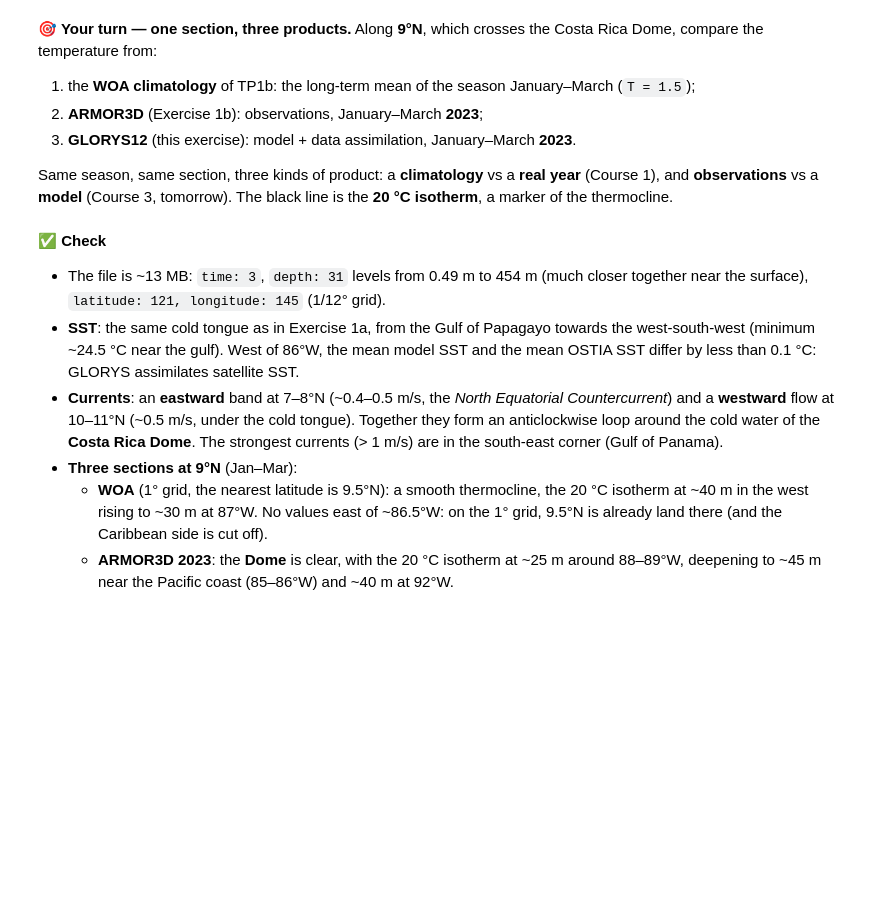
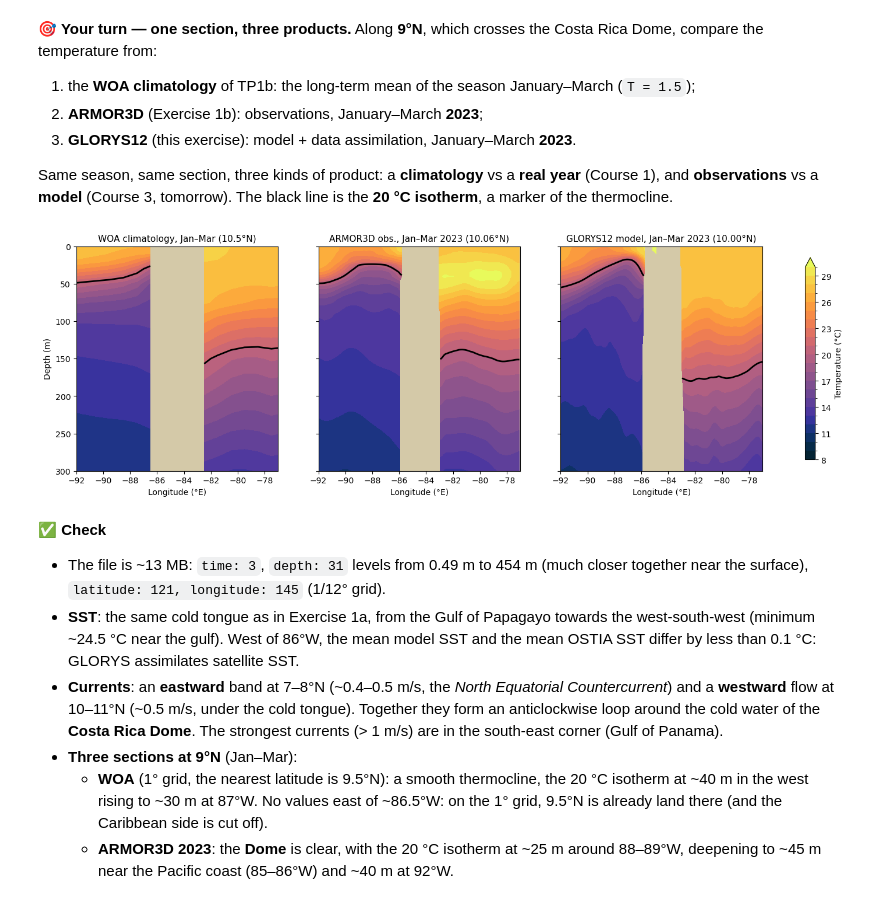
Before and after one commit to gcambon/script-locmarca, a Jupyter notebook: Session02/02a_Copernicus_EN_SOLUTION.ipynb, the cells around one changed output. Drawn from its saved outputs; the diff is of its cells as text; code cells hidden in the pictures; blank space fills up the shorter version.

```diff
--- a/Session02/02a_Copernicus_EN_SOLUTION.ipynb
+++ b/Session02/02a_Copernicus_EN_SOLUTION.ipynb
@@ -574,38 +691,42 @@ LAT_SECTION = 10                              # crosses the Costa Rica Dome
 ds_woa = xr.open_dataset(Path(OBS_DIR) / "GLOBAL_DS/WOA2009/temp_seas.cdf")
 sec_woa = (ds_woa["temperature"].sel(T=1.5)
            .sel(Y=LAT_SECTION, method="nearest")
-           .sel(X=slice(LON_MIN, LON_MAX), Z=slice(0, 500)))
+           # 1° grid, values at cell centres (-91.5, -90.5...): take 1° more on each side,
+           # otherwise the contours stop at -91.5 and leave a blank strip at the edge
+           .sel(X=slice(LON_MIN - 1, LON_MAX + 1), Z=slice(0, 500)))
 
 ### STUDENT: # TODO: ARMOR3D: mean over January–March 2023, then the latitude closest to LAT_SECTION
 ### STUDENT: sec_armor = ...  # <-- to complete
 ### STUDENT:
 ### STUDENT: # TODO: GLORYS12: temperature of glo_mean at the latitude closest to LAT_SECTION
 ### STUDENT: sec_glo = ...    # <-- to complete
 ### BEGIN SOLUTION
 sec_armor = (ds_3d["to"].sel(time=slice("2023-01", "2023-03")).mean(dim="time")
              .sel(latitude=LAT_SECTION, method="nearest"))
 sec_glo = glo_mean["thetao"].sel(latitude=LAT_SECTION, method="nearest")
 ### END SOLUTION
 
 panels = [(sec_woa, "X", "Z", f"WOA climatology, Jan–Mar ({float(sec_woa.Y):.1f}°N)"),
           (sec_armor, "longitude", "depth", f"ARMOR3D obs., Jan–Mar 2023 ({float(sec_armor.latitude):.2f}°N)"),
           (sec_glo, "longitude", "depth", f"GLORYS12 model, Jan–Mar 2023 ({float(sec_glo.latitude):.2f}°N)")]
 fig, axes = plt.subplots(1, 3, figsize=(19, 5), sharey=True)
 for ax, (sec, x, z, title) in zip(axes, panels):
     cf = sec.plot.contourf(ax=ax, x=x, y=z, levels=np.arange(8, 31, 1),
                            cmap=cmocean.cm.thermal, add_colorbar=False)
     sec.plot.contour(ax=ax, x=x, y=z, levels=[20], colors="k", linewidths=2)
     ax.set_xlim(LON_MIN, LON_MAX)
     ax.set_ylim(300, 0)                      # depth pointing down
     ax.set_facecolor("#d4c9a8")              # land / below the sea floor
     ax.set_title(title, fontsize=11)
     ax.set_xlabel("Longitude (°E)")
     ax.set_ylabel("")
 axes[0].set_ylabel("Depth (m)")
 fig.colorbar(cf, ax=axes, label="Temperature (°C)", shrink=0.9)
 plt.show()
 ### HINT: ARMOR3D: `ds_3d["to"].sel(time=slice("2023-01", "2023-03")).mean(dim="time")`, then `.sel(latitude=LAT_SECTION, method="nearest")`.
 ### HINT: GLORYS12: `glo_mean["thetao"].sel(latitude=LAT_SECTION, method="nearest")` (glo_mean is already the Jan–Mar mean).
+# %% [output]
+[figure, added]
 # %% [markdown]
 **✅ Check**
 - The file is ~13 MB: `time: 3`, `depth: 31` levels from 0.49 m to 454 m (much closer together near the surface), `latitude: 121, longitude: 145` (1/12° grid).
```
Also changed, not shown: parts of 20 cells of this notebook, 1 other file.
